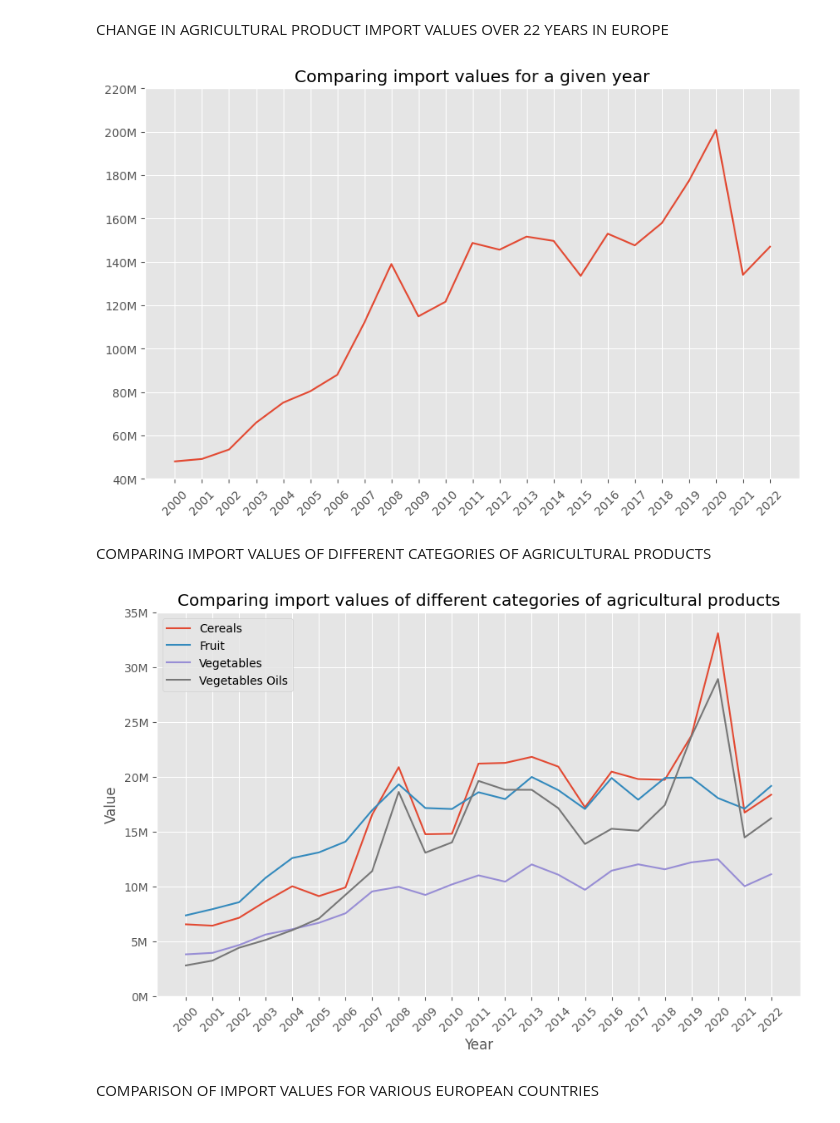
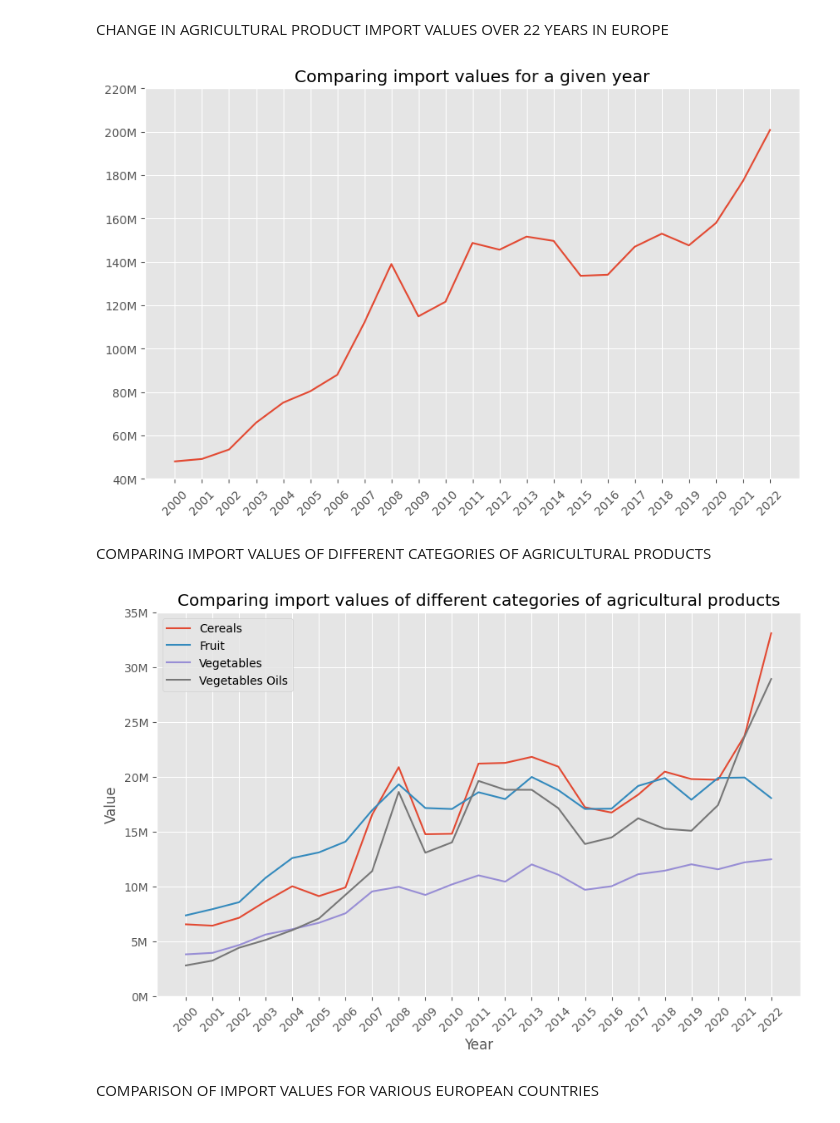
Before and after one commit to PiotrHazior/FAO_Analysis, a Jupyter notebook: Main.ipynb, the cells around one changed output. Drawn from its saved outputs; the diff is of its cells as text; code cells hidden in the pictures.

```diff
--- a/Main.ipynb
+++ b/Main.ipynb
@@ -12,7 +12,6 @@ df_export = pd.read_csv('C:/Users/Desktop/Desktop/VisualStudioCode/FAO_Analysis/
 # %% [markdown]
 CHANGE IN AGRICULTURAL PRODUCT IMPORT VALUES OVER 22 YEARS IN EUROPE
 # %%
-
 years = []
 sum_array = []
 
@@ -21,12 +20,12 @@ for index, row in df_import.drop_duplicates(subset=['Year']).iterrows():
     year = int(row['Year'])
     years.append(year)
 
+years = sorted(years)
 
+for year in years:
     sum_value = round(df_import[df_import['Year'] == year]['Value'].sum(), 2)
     sum_array.append(sum_value)
 
-
-years = sorted(years)
 
 plt.figure(figsize=(10,6))
 plt.plot(years, sum_array)
@@ -37,27 +36,29 @@ plt.title('Comparing import values for a given year')
 plt.style.use('ggplot')
 plt.show()
 # %% [output]
-[figure, old version]
+[figure, new version]
 # %% [markdown]
 COMPARING IMPORT VALUES OF DIFFERENT CATEGORIES OF AGRICULTURAL PRODUCTS
 # %%
+years = []
+
+for index, row in df_export.drop_duplicates(subset=['Year']).iterrows():
+    year = int(row['Year'])
+    years.append(year)
+
+years = sorted(years)
+
+
 # Cereals (wheat, rice, corn, barley)
 def cereals():
-    years = []
     cereals_array = []
 
-    for index, row in df_import.drop_duplicates(subset=['Year']).iterrows():
-        year = int(row['Year'])
-        years.append(year)
-
+    for year in years:
         sum_cereals = round(df_import[((df_import['Year'] == year) & (df_import['Item'] == 'Wheat')) |
                                       ((df_import['Year'] == year) & (df_import['Item'] == 'Rice')) |
                                       ((df_import['Year'] == year) & (df_import['Item'] == 'Barley')) |
                                       ((df_import['Year'] == year) & (df_import['Item'] == 'Maize (corn)'))]['Value'].sum(), 2)
         cereals_array.append(sum_cereals)
-
-
-    years = sorted(years)
 
 
     plt.plot(years, cereals_array, label='Cereals')
@@ -68,21 +69,14 @@ def cereals():
 
 # Fruit (apple, banana, orange, grape)
 def fruit():
-    years = []
     fruit_array = []
 
-    for index, row in df_import.drop_duplicates(subset=['Year']).iterrows():
-        year = int(row['Year'])
-        years.append(year)
-
+    for year in years:
         sum_fruit = round(df_import[((df_import['Year'] == year) & (df_import['Item'] == 'Apples')) |
                                     ((df_import['Year'] == year) & (df_import['Item'] == 'Bananas')) |
                                     ((df_import['Year'] == year) & (df_import['Item'] == 'Oranges')) |
                                     ((df_import['Year'] == year) & (df_import['Item'] == 'Grapes'))]['Value'].sum(), 2)
         fruit_array.append(sum_fruit)
-
-
-    years = sorted(years)
 
 
     plt.plot(years, fruit_array, label='Fruit')
@@ -93,22 +87,15 @@ def fruit():
 
 # Vegetables (carrot, tomato, potato, lettuce)
 def vegetables():
-    years = []
     vegetables_array = []
 
-    for index, row in df_import.drop_duplicates(subset=['Year']).iterrows():
-        year = int(row['Year'])
-        years.append(year)
-
+    for year in years:
         sum_vegetables = round(df_import[((df_import['Year'] == year) & (df_import['Item'] == 'Carrots and turnips')) |
                                          ((df_import['Year'] == year) & (df_import['Item'] == 'Tomatoes')) |
                                          ((df_import['Year'] == year) & (df_import['Item'] == 'Potatoes')) |
                                          ((df_import['Year'] == year) & (df_import['Item'] == 'Sweet potatoes')) |
                                          ((df_import['Year'] == year) & (df_import['Item'] == 'Lettuce and chicory'))]['Value'].sum(), 2)
         vegetables_array.append(sum_vegetables)
-
-
-    years = sorted(years)
 
 
     plt.plot(years, vegetables_array, label='Vegetables')
@@ -119,48 +106,41 @@ def vegetables():
 
 # Vegetables oils (soya bean oil, rapeseed oil, sunflower-seed oil, palm oil)
 def vegetables_oils():
-    years = []
     vegetables_oils_array = []
 
-    for index, row in df_import.drop_duplicates(subset=['Year']).iterrows():
-        year = int(row['Year'])
-        years.append(year)
-
+    for year in years:
         sum_vegetables_oils = round(df_import[((df_import['Year'] == year) & (df_import['Item'] == 'Soya bean oil')) |
                                               ((df_import['Year'] == year) & (df_import['Item'] == 'Rapeseed or canola oil, crude')) |
                                               ((df_import['Year'] == year) & (df_import['Item'] == 'Sunflower-seed oil, crude')) |
                                               ((df_import['Year'] == year) & (df_import['Item'] == 'Palm oil'))]['Value'].sum(), 2)
         vegetables_oils_array.append(sum_vegetables_oils)
-
-
-    years = sorted(years)
 
 
     plt.plot(years, vegetables_oils_array, label='Vegetables Oils')
     plt.xticks(years, rotation=45)
 
 
 
 
 plt.figure(figsize=(10, 6))
 
 cereals()
 fruit()
 vegetables()
 vegetables_oils()
 
 plt.gca().set_yticks(plt.gca().get_yticks())
 plt.gca().set_yticklabels(['{:.0f}M'.format(x/1e6) for x in plt.gca().get_yticks()])
 plt.title('Comparing import values of different categories of agricultural products')
 plt.xlabel('Year')
 plt.ylabel('Value')
 
 plt.legend()
 
 plt.grid(True)
 plt.show()
 # %% [output]
-[figure, old version]
+[figure, new version]
 # %% [markdown]
 COMPARISON OF IMPORT VALUES FOR VARIOUS EUROPEAN COUNTRIES
 # %%
```
Also changed, not shown: parts of 7 cells of this notebook.
